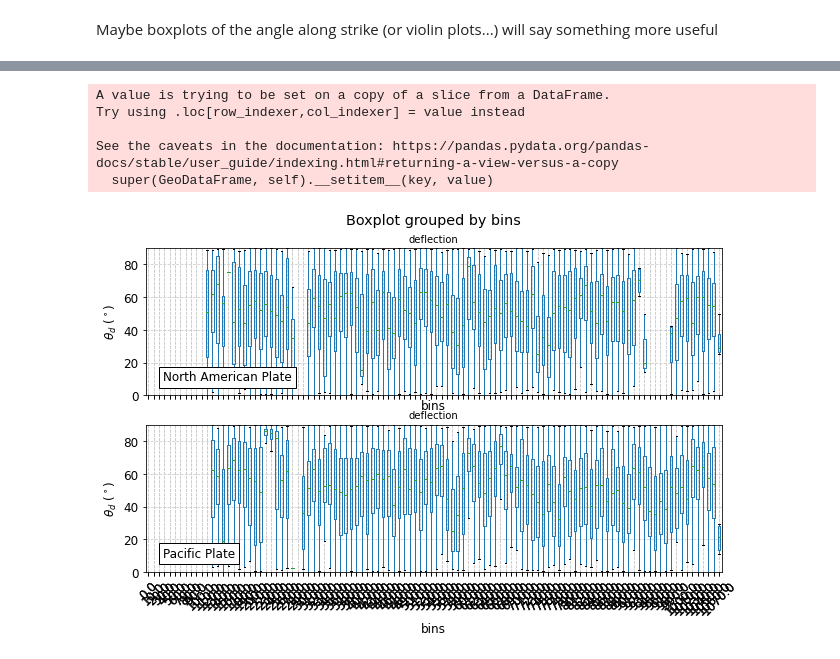
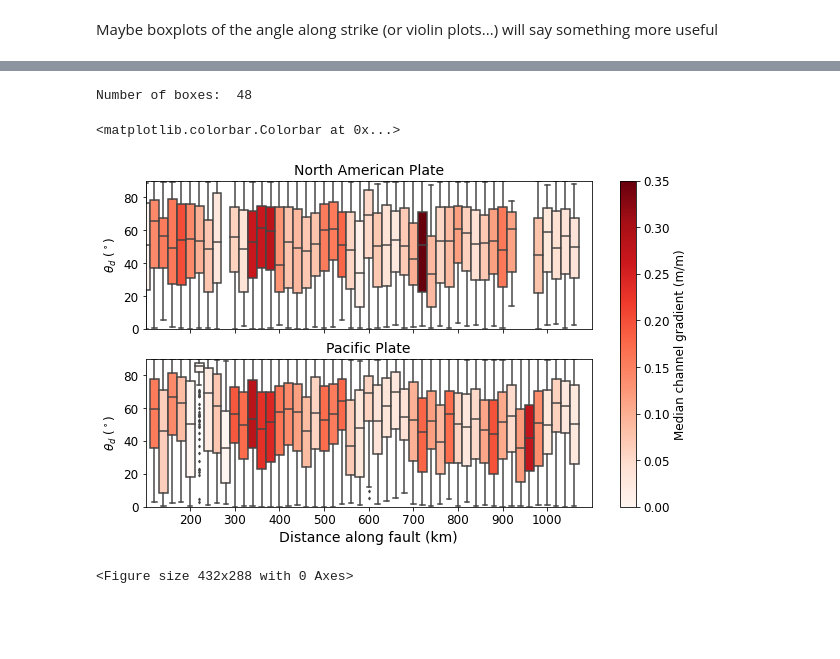
Before and after one commit to fclubb/fault-swath, a Jupyter notebook: notebooks/Fig4_basin_orientation.ipynb, the cells around one changed output, grey strips where cells are left out. Cells and saved outputs as stored; diff of their text form; code cells hidden in the pictures; blank space fills up the shorter version.

Commit message:
don't know what these changes were

```diff
--- a/notebooks/Fig4_basin_orientation.ipynb
+++ b/notebooks/Fig4_basin_orientation.ipynb
@@ -16,12 +18,15 @@ import swath_profile as swath
 # %% [markdown]
 Define the base directory and some filenames. Read in the shapefile of points along the SAF
 # %%
-base_dir = '/home/bjdd72/san_andreas/'
-data_dir = '/home/bjdd72/san_andreas/SAF_only/'
+base_dir = '/media/TopographicData/TopographicData/san_andreas/'
+data_dir = '/media/TopographicData/TopographicData/san_andreas/SAF_combined/SAF_only/'
 fname_prefix='SAF_only'
 basin_shp = data_dir+fname_prefix+'_channel_slopes_by_basin_SO3.shp'
 basin_gdf = gpd.read_file(basin_shp)
-fault_pts = gpd.read_file(base_dir+'SanAndreasPoints.shp')
+fault_pts = gpd.read_file(data_dir+'SanAndreasPoints.shp')
+
+max_slope = 0.35 # define the max slope for normalising colourmaps
+this_cmap = 'Reds'
 # %% [markdown]
 ## Rose diagrams
 # %% [markdown]
@@ -103,8 +108,8 @@ for i, title in enumerate(titles):
 
     # plot the deflection along fault and colour by median channel slope in each basin
     print(slope.min())
-    norm = colors.Normalize(vmin=0, vmax=0.7)
-    pcm = ax[i].scatter(x=gr['fault_dist'], y=gr['Deflection_weighted'], c=slope, cmap=cm.Reds, norm=norm, edgecolor='0.5', zorder=2, s=area/1000, marker='D', alpha=0.7)
+    norm = colors.Normalize(vmin=0, vmax=max_slope)
+    pcm = ax[i].scatter(x=gr['fault_dist'], y=gr['Deflection_weighted'], c=slope, cmap=this_cmap, norm=norm, edgecolor='0.5', zorder=2, s=area/1000, marker='D', alpha=0.7)
     ax[i].axvspan(400, 580, facecolor='0.8', alpha=0.6, zorder=1)
 
 
@@ -148,7 +153,7 @@ plt.clf()
 Maybe boxplots of the angle along strike (or violin plots...) will say something more useful
 # %%
 # create some bins. Let's try analysing this every 50 km along fault
-bin_width = 10
+bin_width = 20
 bin_array = np.arange(0, basin_gdf['fault_dist'].max()+bin_width, bin_width)
 # %%
 # now do the plotting along fault
@@ -158,17 +163,18 @@ ax = ax.ravel()
 fig.add_subplot(111, frameon=False)
 # hide tick and tick label of the big axes
 plt.tick_params(labelcolor='none', top=False, bottom=False, left=False, right=False)
-# set the default colourmap
-plt.rc('image', cmap='gray')
 
 # plot the channel slope data
 titles = ['North American Plate', 'Pacific Plate']
 for i, title in enumerate(titles):
     # set up each subplot
-    ax[i].grid(color='0.8', linestyle='--', which='both')
+    #ax[i].grid(color='0.8', linestyle='--', which='both')
     ax[i].set_ylim(0,90)
-    ax[i].text(0.03,0.1, titles[i], fontsize=12, transform=ax[i].transAxes, bbox=dict(facecolor='white'))
-    ax[i].set_ylabel('$\\theta_d$ ($^\circ$)')
+    #ax[i].text(0.03,0.1, titles[i], fontsize=12, transform=ax[i].transAxes, bbox=dict(facecolor='white'))
+    ax[i].set_title(titles[i], fontsize=14)
+
+    # add grey bar for creeping segment
+    #ax[i].axvspan(400, 580, facecolor='0.8', alpha=0.6)
 
     # first, all the basins east of the fault (direction < 0)
     if i == 0:
@@ -177,12 +183,40 @@ for i, title in enumerate(titles):
     # then all the basins west of the fault (direction > 0)
         this_df = basin_gdf[basin_gdf['direction'] > 0]
 
-    # group by the bins and get the mean deflection at each distance weighted by drainage area (larger areas = higher weights)
+    # group by the bins and show a boxplot of the deflection in each bin
     bins = pd.cut(this_df['fault_dist'], bin_array, labels = bin_array[:-1])
-    print(bins)
     this_df['bins'] = bins
-    print(this_df)
-    bp = this_df.boxplot(column='deflection',by='bins', ax=ax[i], rot=45, sym="", labels=None)
-    #labels = np.arange(0, bin_array.max(), 100)
-    #ax[i].set_xticklabels(labels, ha='right')
+    #print(this_df[this_df['bins'] == 110])
+    count = this_df.groupby(['bins'])['slope_medi'].count()
+
+    # make a colourmap based on the median slope values and extract the colours
+    slope = this_df.groupby(['bins'])['slope_medi'].median().reset_index()
+    slope = slope[np.isnan(slope['slope_medi']) == False]
+    print(slope)
+    these_slopes = slope['slope_medi'].values
+    rgba_colours = swath.rgba_colours_from_array(these_slopes, vmin=0, vmax=max_slope, base_cmap=this_cmap)
+    print("Number of colours", len(rgba_colours))
+
+    # make the boxplot
+    bp = sns.boxplot(y='deflection', x='bins', data=this_df, width=bin_width, ax=ax[i], order=range(0,1100), fliersize=2, zorder=2)
+    #print(bp)
+
+    print("Number of boxes: ", len(bp.artists))
+    for x, mybox in enumerate(bp.artists):
+        # Change the appearance of that box
+        mybox.set_facecolor(rgba_colours[x])
+        #mybox.set_alpha(0.7)
+
+    # fix the ticks
+    ax[i].set_xlabel('')
+    ax[i].set_xlim(100,1100)
+    ax[i].set_xticks(np.arange(200,1100,100))
+    ax[i].set_ylabel('$\\theta_d$ ($^\circ$)')
+
+ax[1].set_xlabel('Distance along fault (km)', fontsize=14)
+
+#new_cmap = ListedColormap(rgba_colours, name='slope_colours')
+norm = colors.Normalize(vmin=0, vmax=max_slope)
+
+fig.colorbar(cm.ScalarMappable(norm=norm, cmap=this_cmap), ax=ax, label='Median channel gradient (m/m)')
 # %% [output]
@@ -228,6 +250,8 @@ Name: fault_dist, Length: 9578, dtype: category
-A value is trying to be set on a copy of a slice from a DataFrame.
-Try using .loc[row_indexer,col_indexer] = value instead
-
-See the caveats in the documentation: https://pandas.pydata.org/pandas-docs/stable/user_guide/indexing.html#returning-a-view-versus-a-copy
-  super(GeoDataFrame, self).__setitem__(key, value)
+Number of boxes:  48
+<matplotlib.colorbar.Colorbar at 0x...>
-[figure, old version]
+[figure, new version]
+# %%
+fig.savefig(data_dir+fname_prefix+'_basins_deflection_boxplots.png', dpi=300, facecolor='white')
+plt.clf()
+# %% [output]
+<Figure size 432x288 with 0 Axes>
```
Also changed, not shown: parts of 4 cells of this notebook, 1 other file.
